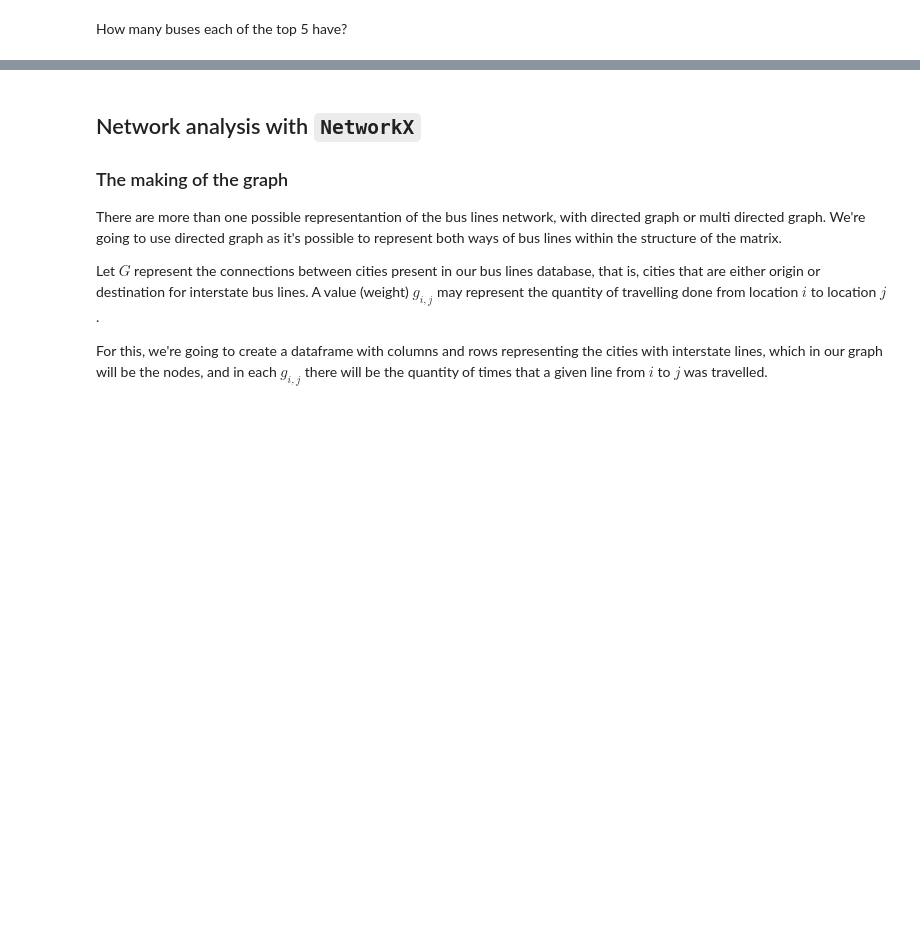
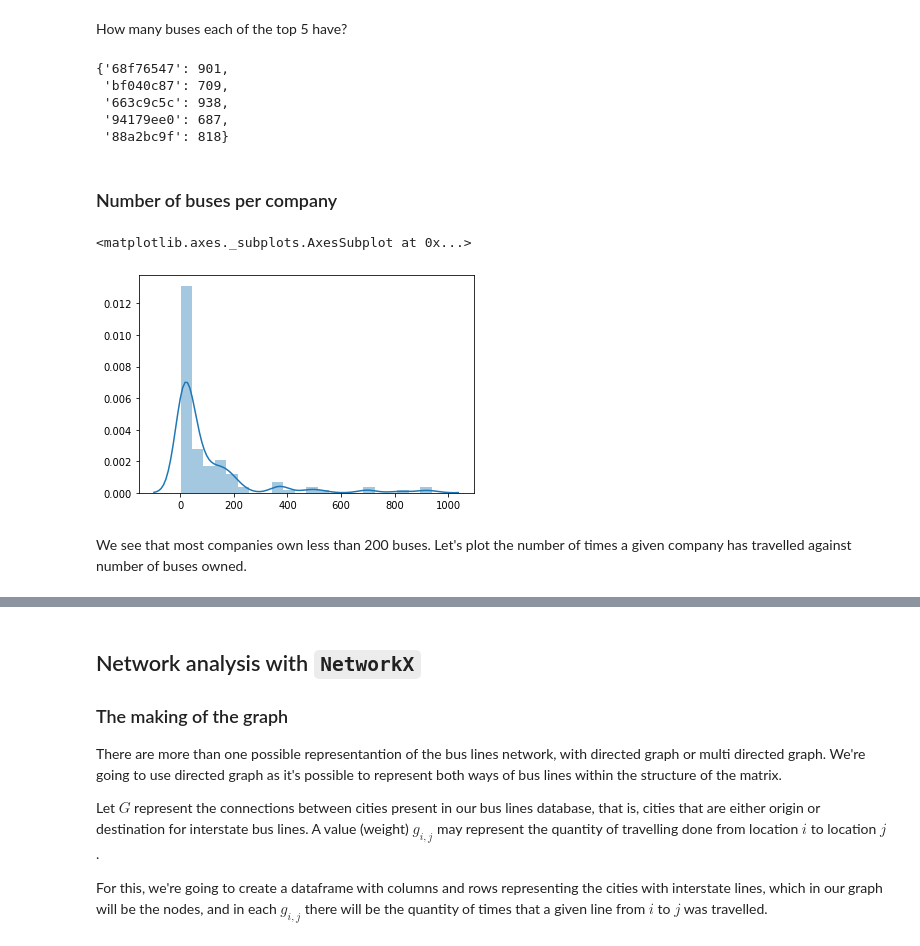
Before and after one commit to eduardochades/interstate-bus-routes-brazil, a Jupyter notebook: Time_and_Space_Brazilian_bus_routes.ipynb, the cells around one changed output, grey strips where cells are left out. Saved outputs shown, nothing was run; the diff lists cells and outputs as text; code cells hidden in the pictures; blank space fills up the shorter version.

```diff
--- a/Time_and_Space_Brazilian_bus_routes.ipynb
+++ b/Time_and_Space_Brazilian_bus_routes.ipynb
@@ -179,3 +186,24 @@ sns.countplot(x="empresa", data=data_bus.query('empresa == @big_5'),
 [figure]
 # %% [markdown]
 How many buses each of the top 5 have?
+# %%
+bus_big_5 = dict()
+for company in big_5:
+    bus_big_5[company] = (dict(data_bus.groupby('empresa')['onibus'].nunique())[company])
+
+bus_big_5
+# %% [output]
+{'68f76547': 901,
+ 'bf040c87': 709,
+ '663c9c5c': 938,
+ '94179ee0': 687,
+ '88a2bc9f': 818}
+# %% [markdown]
+### Number of buses per company
+# %%
+sns.distplot(list(dict(data_bus.groupby('empresa')['onibus'].nunique()).values()))
+# %% [output]
+<matplotlib.axes._subplots.AxesSubplot at 0x...>
+[figure, added]
+# %% [markdown]
+We see that most companies own less than 200 buses. Let's plot the number of times a given company has travelled against number of buses owned.
```
Also changed, not shown: parts of 14 cells of this notebook.
